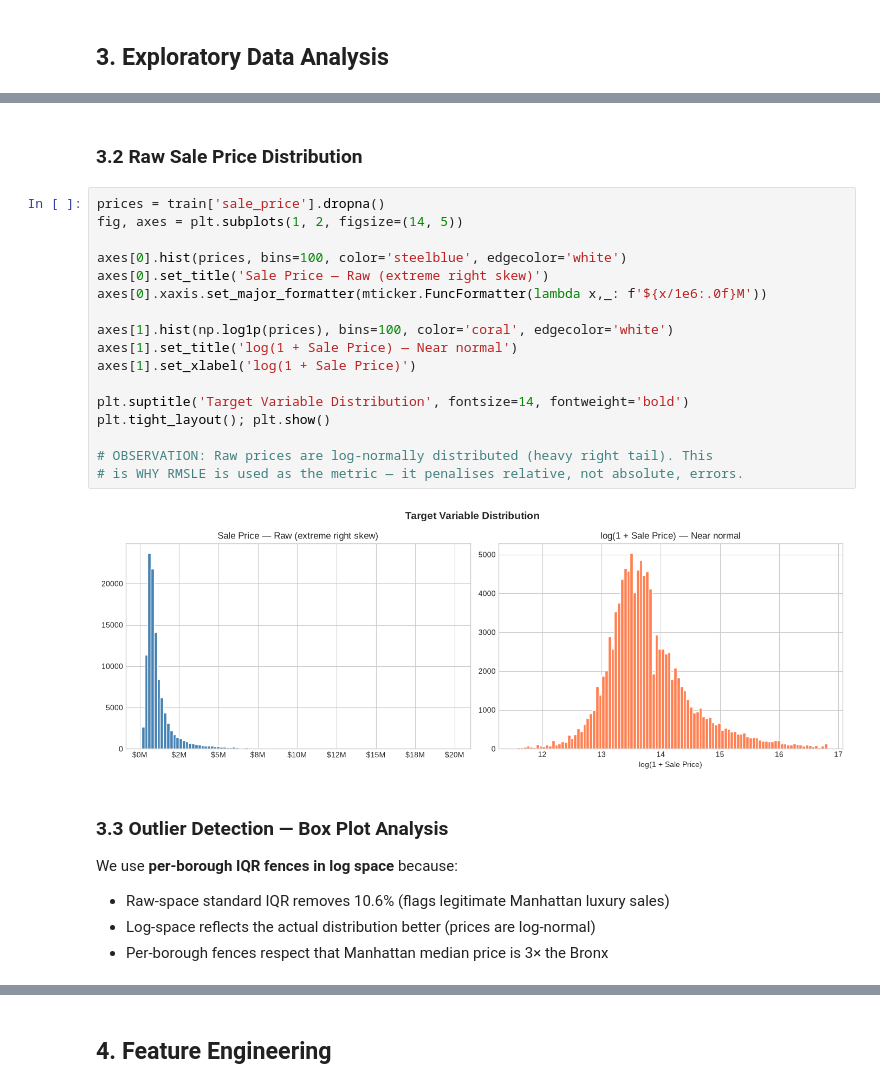
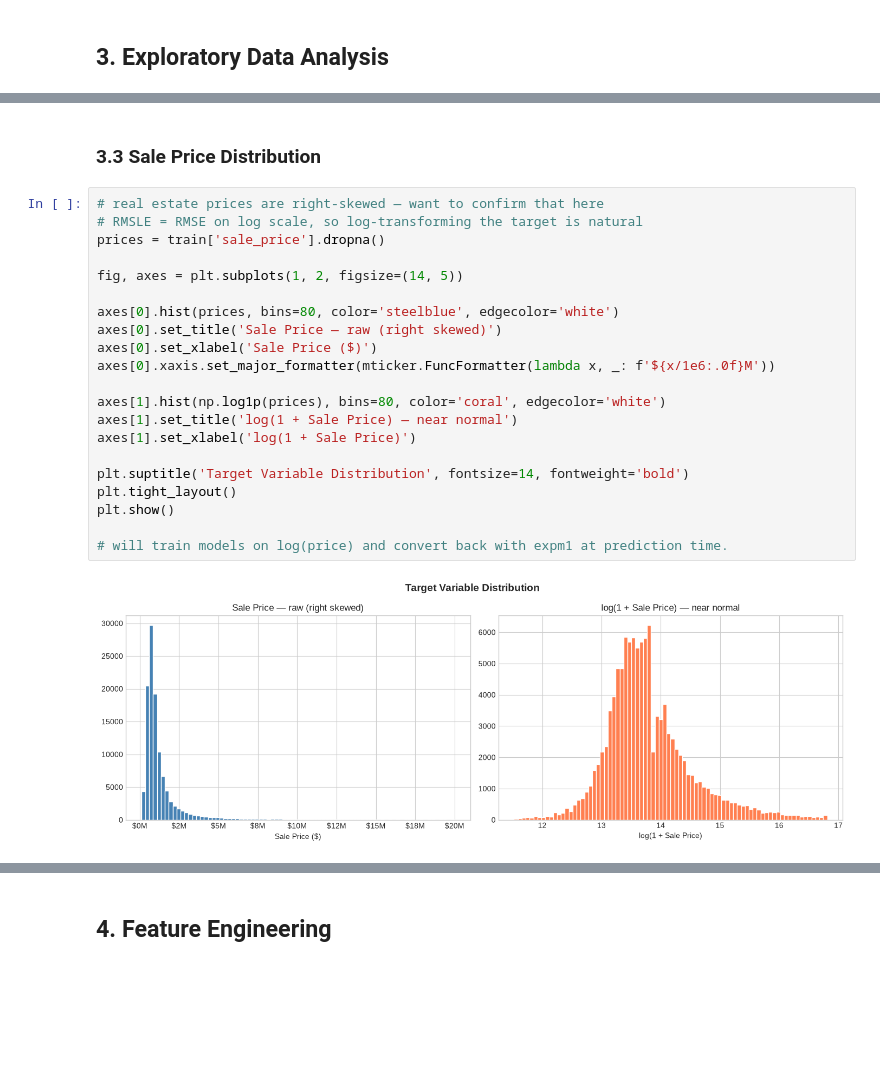
Before and after one commit to nikunjagarwal17/nyc-predictor, a Jupyter notebook: nyc_price_analysis.ipynb, the cells around one changed output, grey strips where cells are left out. Cells and saved outputs as stored; diff of their text form; blank space fills up the shorter version.

```diff
--- a/nyc_price_analysis.ipynb
+++ b/nyc_price_analysis.ipynb
@@ -86,31 +138,28 @@ longitude                         1744  1.55
 latitude                          1744  1.55
 tax_class_as_of_final_roll         175  0.16
 building_class_as_of_final_roll    175  0.16
-# %% [markdown]
-### 3.2 Raw Sale Price Distribution
+# %% [markdown]
+### 3.3 Sale Price Distribution
 # %%
+# real estate prices are right-skewed — want to confirm that here
+# RMSLE = RMSE on log scale, so log-transforming the target is natural
 prices = train['sale_price'].dropna()
+
 fig, axes = plt.subplots(1, 2, figsize=(14, 5))
 
-axes[0].hist(prices, bins=100, color='steelblue', edgecolor='white')
-axes[0].set_title('Sale Price — Raw (extreme right skew)')
-axes[0].xaxis.set_major_formatter(mticker.FuncFormatter(lambda x,_: f'${x/1e6:.0f}M'))
+axes[0].hist(prices, bins=80, color='steelblue', edgecolor='white')
+axes[0].set_title('Sale Price — raw (right skewed)')
+axes[0].set_xlabel('Sale Price ($)')
+axes[0].xaxis.set_major_formatter(mticker.FuncFormatter(lambda x, _: f'${x/1e6:.0f}M'))
 
-axes[1].hist(np.log1p(prices), bins=100, color='coral', edgecolor='white')
-axes[1].set_title('log(1 + Sale Price) — Near normal')
+axes[1].hist(np.log1p(prices), bins=80, color='coral', edgecolor='white')
+axes[1].set_title('log(1 + Sale Price) — near normal')
 axes[1].set_xlabel('log(1 + Sale Price)')
 
 plt.suptitle('Target Variable Distribution', fontsize=14, fontweight='bold')
-plt.tight_layout(); plt.show()
+plt.tight_layout()
+plt.show()
 
-# OBSERVATION: Raw prices are log-normally distributed (heavy right tail). This
-# is WHY RMSLE is used as the metric — it penalises relative, not absolute, errors.
+# will train models on log(price) and convert back with expm1 at prediction time.
 # %% [output]
-[figure, old version]
+[figure, new version]
-# %% [markdown]
-### 3.3 Outlier Detection — Box Plot Analysis
-
-We use **per-borough IQR fences in log space** because:
-- Raw-space standard IQR removes 10.6% (flags legitimate Manhattan luxury sales)
-- Log-space reflects the actual distribution better (prices are log-normal)
-- Per-borough fences respect that Manhattan median price is 3× the Bronx
```
Also changed, not shown: parts of 79 cells of this notebook.
